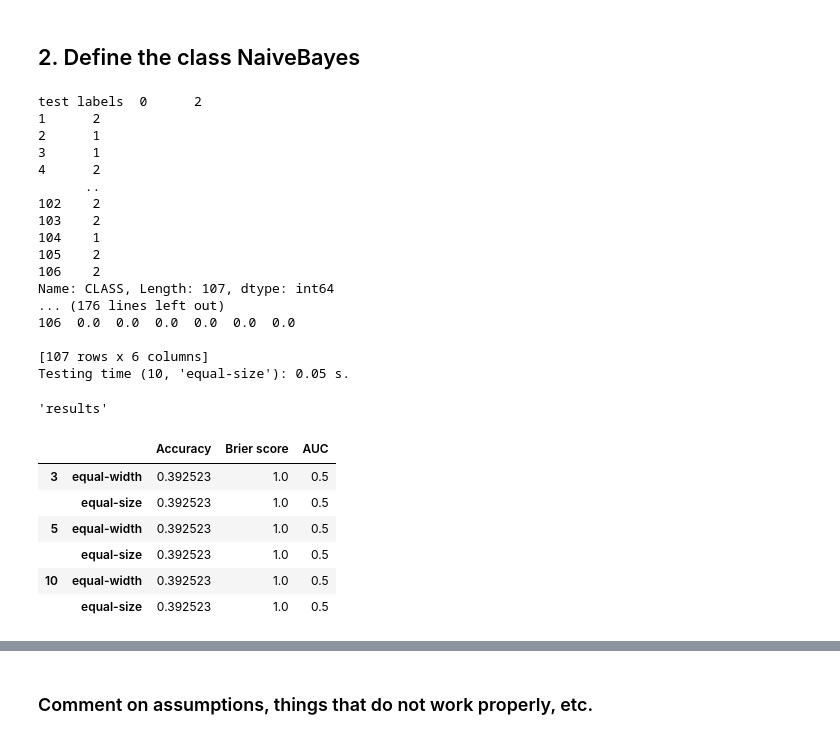
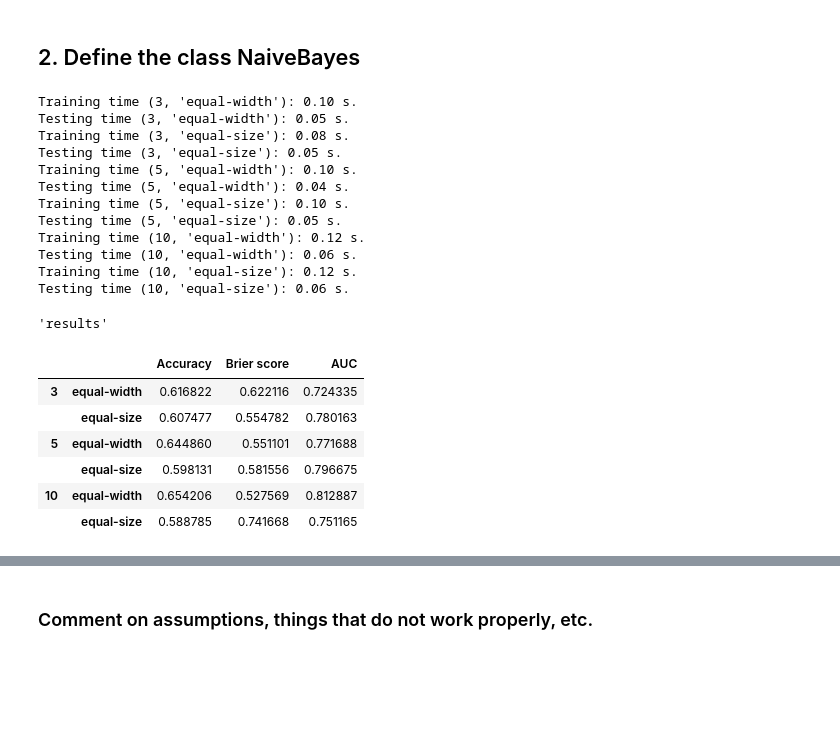
Before and after one commit to Perenz/ProgDS_assignnments, a Jupyter notebook: Assignment 2/Assignment 2.ipynb, the cells around one changed output, grey strips where cells are left out. Cells and saved outputs as stored; diff of their text form; code cells hidden in the pictures; blank space fills up the shorter version.

```diff
--- a/Assignment 2/Assignment 2.ipynb
+++ b/Assignment 2/Assignment 2.ipynb
@@ -612,80 +612,52 @@ glass_test_df = pd.read_csv("glass_test.csv")
 test_labels = glass_test_df["CLASS"]
 
 nb_model = NaiveBayes()
 
-print("test labels ", test_labels)
+#print("test labels ", test_labels)
 
 nobins_values = [3,5,10]
 bintype_values = ["equal-width","equal-size"]
 parameters = [(nobins,bintype) for nobins in nobins_values for bintype in bintype_values]
 
 results = np.empty((len(parameters),3))
-
-'''
-nb_model.fit(glass_train_df,nobins=10,bintype="equal-width")
-
-#print(nb_model.feature_class_value_counts)
-
-prediction = nb_model.predict(glass_test_df)
-print(prediction)
-
-acc = [accuracy(predictions,test_labels),brier_score(predictions,test_labels),
-                  auc(predictions,test_labels)]
-'''
-
-
-
-'''
-print("\n\n",nb_model.feature_class_counts)
-print("\n\n",nb_model.labels)
-print("\n\n",nb_model.class_priors)
-'''
-
-#print(test_labels)
 
 
 for i in range(len(parameters)):
     t0 = time.perf_counter()
     nb_model.fit(glass_train_df,nobins=parameters[i][0],bintype=parameters[i][1])
     print("Training time {0}: {1:.2f} s.".format(parameters[i],time.perf_counter()-t0))
     t0 = time.perf_counter()
     predictions = nb_model.predict(glass_test_df)
-    print(predictions)
     print("Testing time {0}: {1:.2f} s.".format(parameters[i],time.perf_counter()-t0))
     results[i] = [accuracy(predictions,test_labels),brier_score(predictions,test_labels),
                   auc(predictions,test_labels)] # Assuming that you have defined auc - remove otherwise
 
 results = pd.DataFrame(results,index=pd.MultiIndex.from_product([nobins_values,bintype_values]),
                        columns=["Accuracy","Brier score","AUC"])
 
 print()
 display("results",results)
 # %% [output]
-test labels  0      2
-1      2
-2      1
-3      1
-4      2
-      ..
-102    2
-103    2
-104    1
-105    2
-106    2
-Name: CLASS, Length: 107, dtype: int64
-... (176 lines left out)
-106  0.0  0.0  0.0  0.0  0.0  0.0
-
-[107 rows x 6 columns]
-Testing time (10, 'equal-size'): 0.05 s.
+Training time (3, 'equal-width'): 0.10 s.
+Testing time (3, 'equal-width'): 0.05 s.
+Training time (3, 'equal-size'): 0.08 s.
+Testing time (3, 'equal-size'): 0.05 s.
+Training time (5, 'equal-width'): 0.10 s.
+Testing time (5, 'equal-width'): 0.04 s.
+Training time (5, 'equal-size'): 0.10 s.
+Testing time (5, 'equal-size'): 0.05 s.
+Training time (10, 'equal-width'): 0.12 s.
+Testing time (10, 'equal-width'): 0.06 s.
+Training time (10, 'equal-size'): 0.12 s.
+Testing time (10, 'equal-size'): 0.06 s.
 'results'
 |  |  | Accuracy | Brier score | AUC |
-| 3 | equal-width | 0.392523 | 1.0 | 0.5 |
-|  | equal-size | 0.392523 | 1.0 | 0.5 |
-| 5 | equal-width | 0.392523 | 1.0 | 0.5 |
-|  | equal-size | 0.392523 | 1.0 | 0.5 |
-| 10 | equal-width | 0.392523 | 1.0 | 0.5 |
-|  | equal-size | 0.392523 | 1.0 | 0.5 |
+| 3 | equal-width | 0.616822 | 0.622116 | 0.724335 |
+|  | equal-size | 0.607477 | 0.554782 | 0.780163 |
+| 5 | equal-width | 0.644860 | 0.551101 | 0.771688 |
+|  | equal-size | 0.598131 | 0.581556 | 0.796675 |
+| 10 | equal-width | 0.654206 | 0.527569 | 0.812887 |
+|  | equal-size | 0.588785 | 0.741668 | 0.751165 |
 # %%
 train_labels = glass_train_df["CLASS"]
 nb_model.fit(glass_train_df)
```
Also changed, not shown: parts of 2 cells of this notebook.
